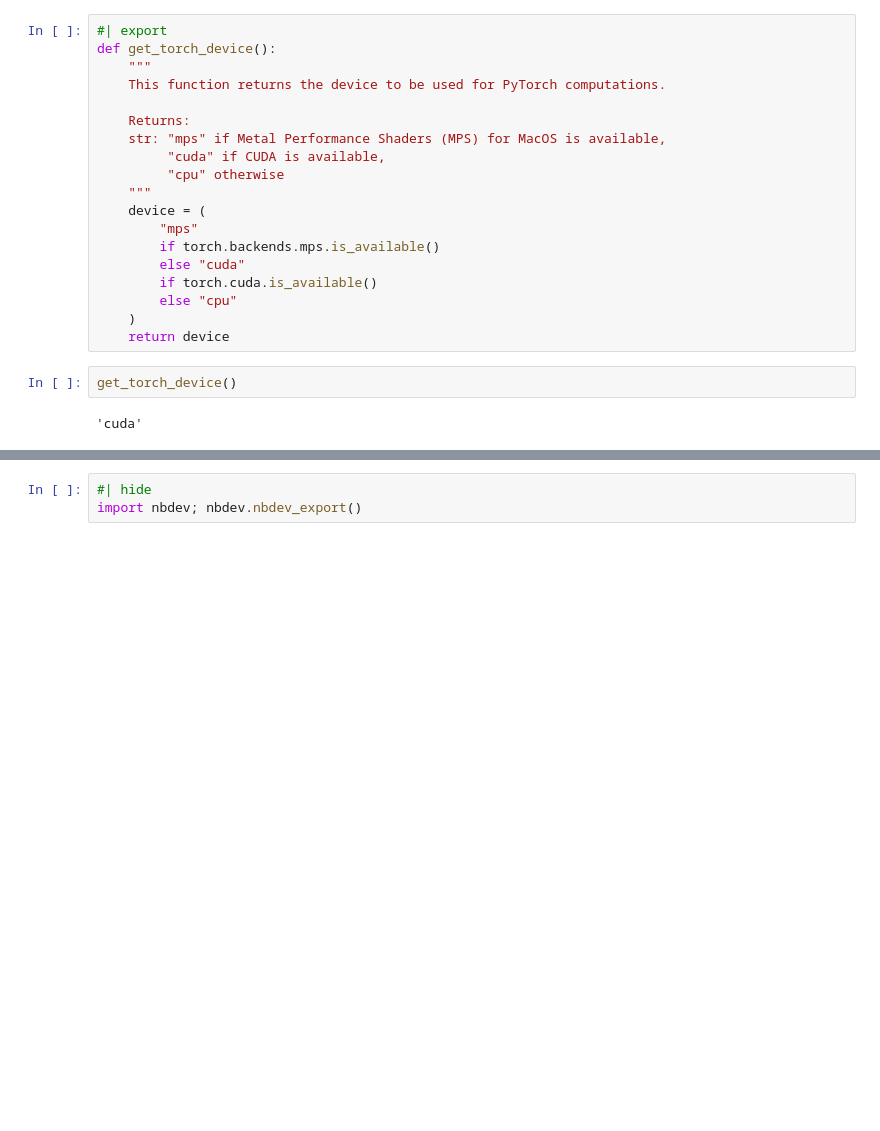
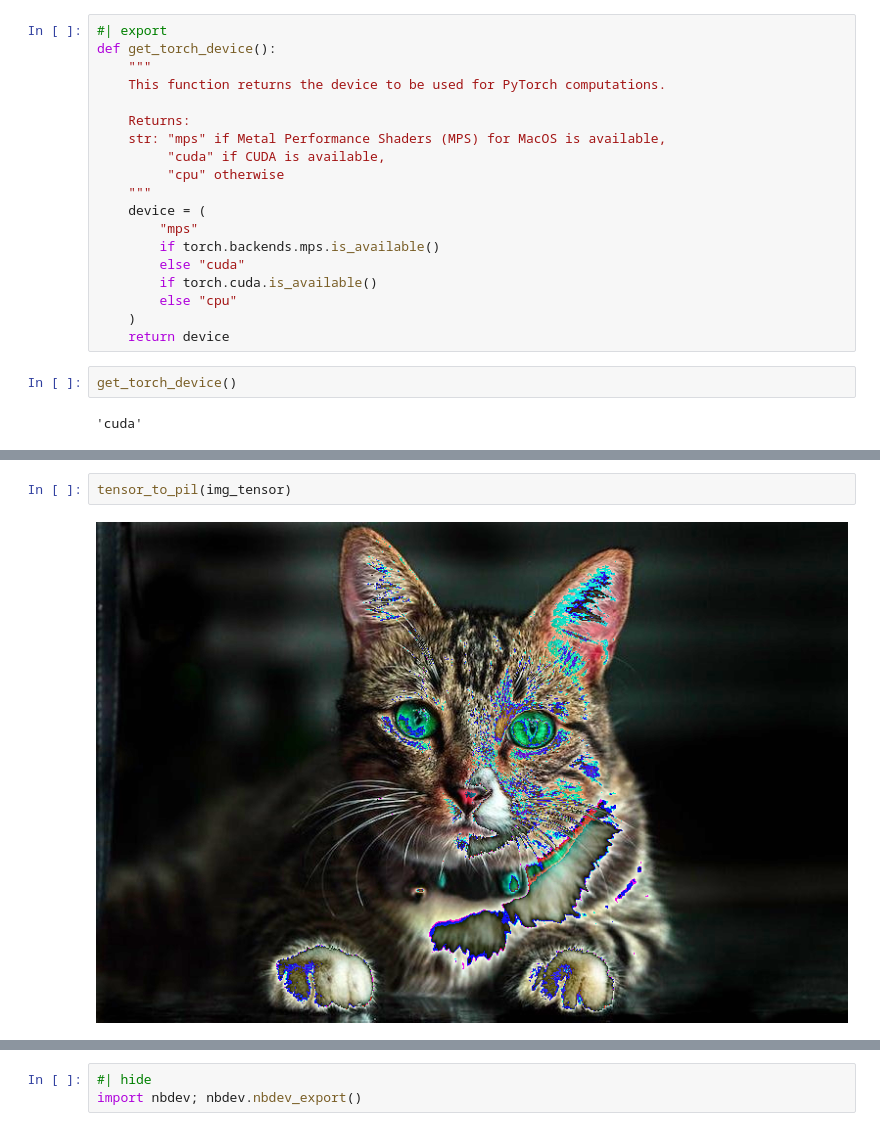
Before and after one commit to cj-mills/cjm-pytorch-utils, a Jupyter notebook: nbs/00_core.ipynb, the cells around one changed output, grey strips where cells are left out. Saved outputs shown, nothing was run; the diff lists cells and outputs as text; blank space fills up the shorter version.

```diff
--- a/nbs/00_core.ipynb
+++ b/nbs/00_core.ipynb
@@ -165,0 +182,4 @@ get_torch_device()
+# %%
+tensor_to_pil(img_tensor)
+# %% [output]
+[figure, added]
```
Also changed, not shown: parts of 3 cells of this notebook, 8 other files.
